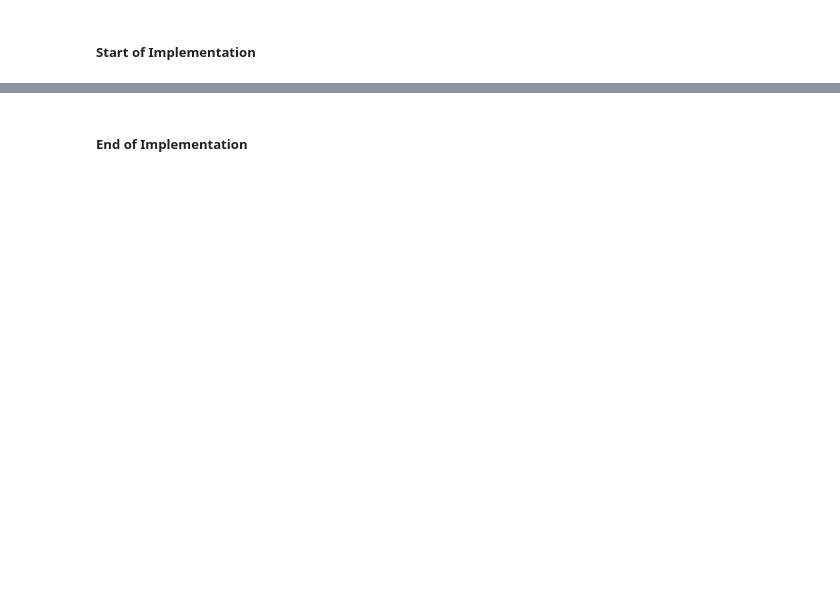
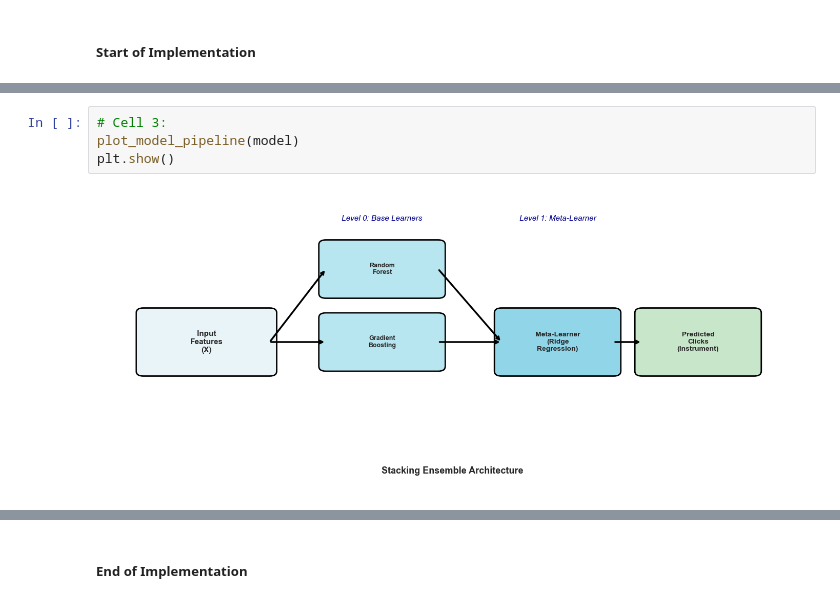
Before and after one commit to IanTaiAhn/econ6550, a Jupyter notebook: project/project_v3.ipynb, the cells around one changed output, grey strips where cells are left out. Saved outputs shown, nothing was run; the diff lists cells and outputs as text; blank space fills up the shorter version.

```diff
--- a/project/project_v3.ipynb
+++ b/project/project_v3.ipynb
@@ -1280,3 +1596,9 @@ SAMPLE INFORMATION:
+# %%
+# Cell 3:
+plot_model_pipeline(model)
+plt.show()
+# %% [output]
+[figure, added]
 # %%
 # ols
 controls = [
```
Also changed, not shown: parts of 27 cells of this notebook, 4 other files.
